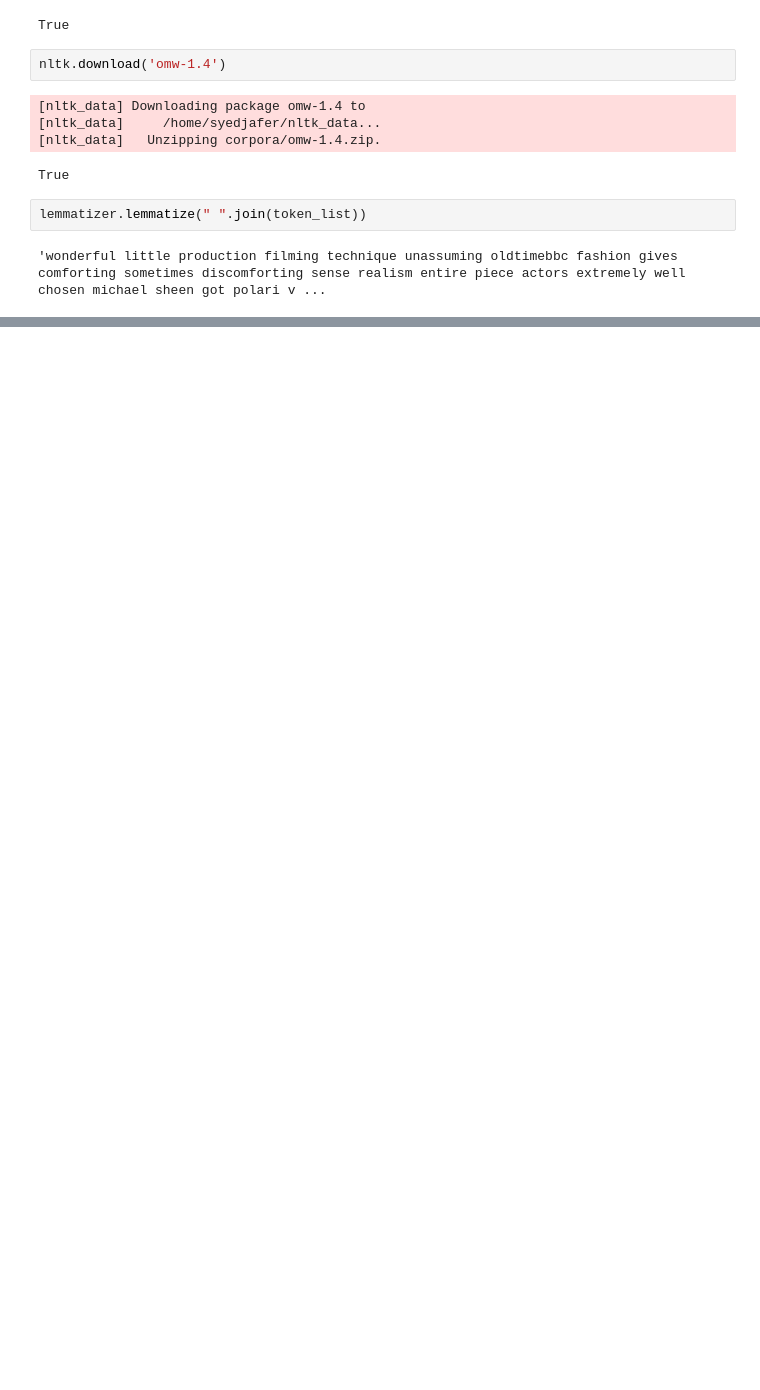
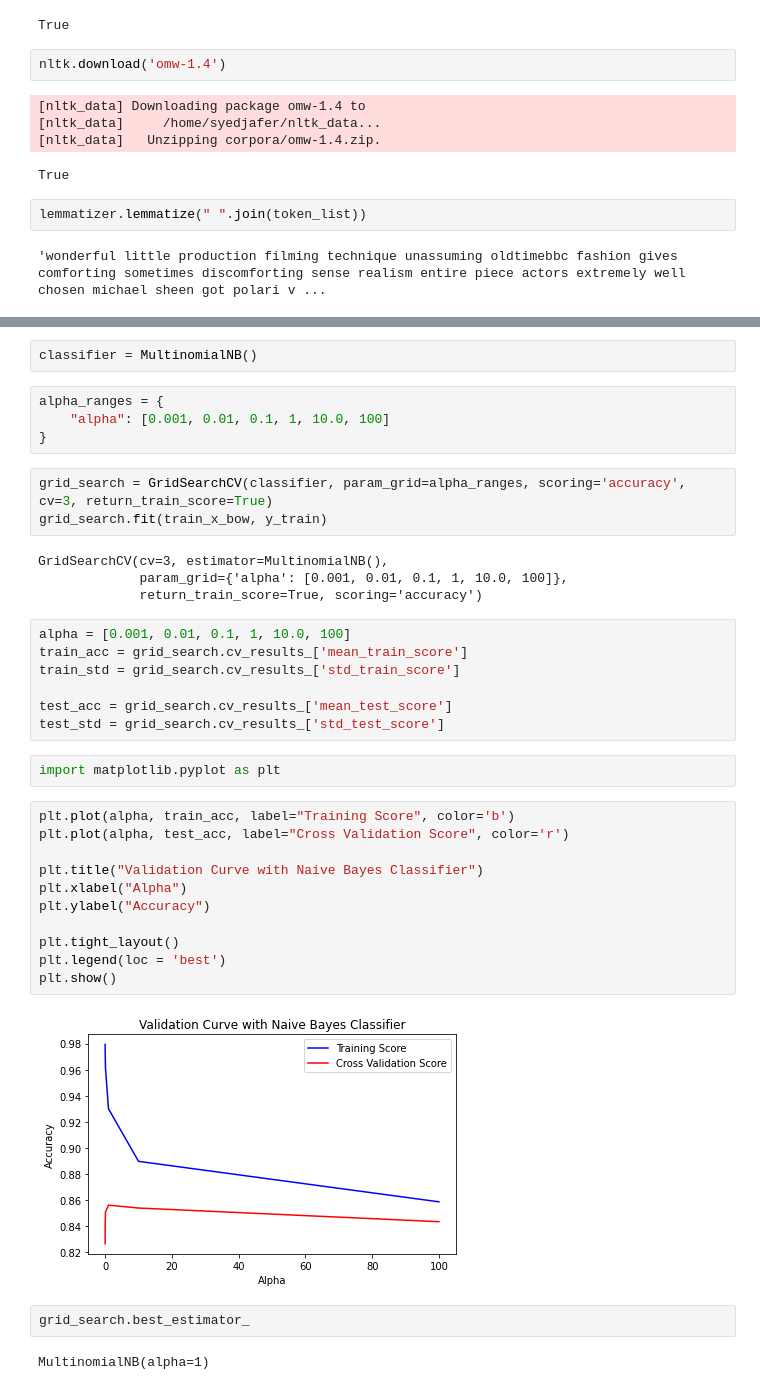
Before and after one commit to syedjafer/Naive-Bayes-Sentiment-Classification, a Jupyter notebook: Sentiment Classification on IMDB Dataset.ipynb, the cells around one changed output, grey strips where cells are left out. Cells and saved outputs as stored; diff of their text form; blank space fills up the shorter version.

```diff
--- a/Sentiment Classification on IMDB Dataset.ipynb
+++ b/Sentiment Classification on IMDB Dataset.ipynb
@@ -121,0 +204,39 @@ lemmatizer.lemmatize(" ".join(token_list))
+# %%
+classifier = MultinomialNB()
+# %%
+alpha_ranges = {
+    "alpha": [0.001, 0.01, 0.1, 1, 10.0, 100]
+}
+# %%
+grid_search = GridSearchCV(classifier, param_grid=alpha_ranges, scoring='accuracy', cv=3, return_train_score=True)
+grid_search.fit(train_x_bow, y_train)
+# %% [output]
+GridSearchCV(cv=3, estimator=MultinomialNB(),
+             param_grid={'alpha': [0.001, 0.01, 0.1, 1, 10.0, 100]},
+             return_train_score=True, scoring='accuracy')
+# %%
+alpha = [0.001, 0.01, 0.1, 1, 10.0, 100]
+train_acc = grid_search.cv_results_['mean_train_score']
+train_std = grid_search.cv_results_['std_train_score']
+
+test_acc = grid_search.cv_results_['mean_test_score']
+test_std = grid_search.cv_results_['std_test_score']
+# %%
+import matplotlib.pyplot as plt
+# %%
+plt.plot(alpha, train_acc, label="Training Score", color='b')
+plt.plot(alpha, test_acc, label="Cross Validation Score", color='r')
+
+plt.title("Validation Curve with Naive Bayes Classifier")
+plt.xlabel("Alpha")
+plt.ylabel("Accuracy")
+
+plt.tight_layout()
+plt.legend(loc = 'best')
+plt.show()
+# %% [output]
+[figure, added]
+# %%
+grid_search.best_estimator_
+# %% [output]
+MultinomialNB(alpha=1)
```
Also changed, not shown: parts of 28 cells of this notebook, 3 other files.
